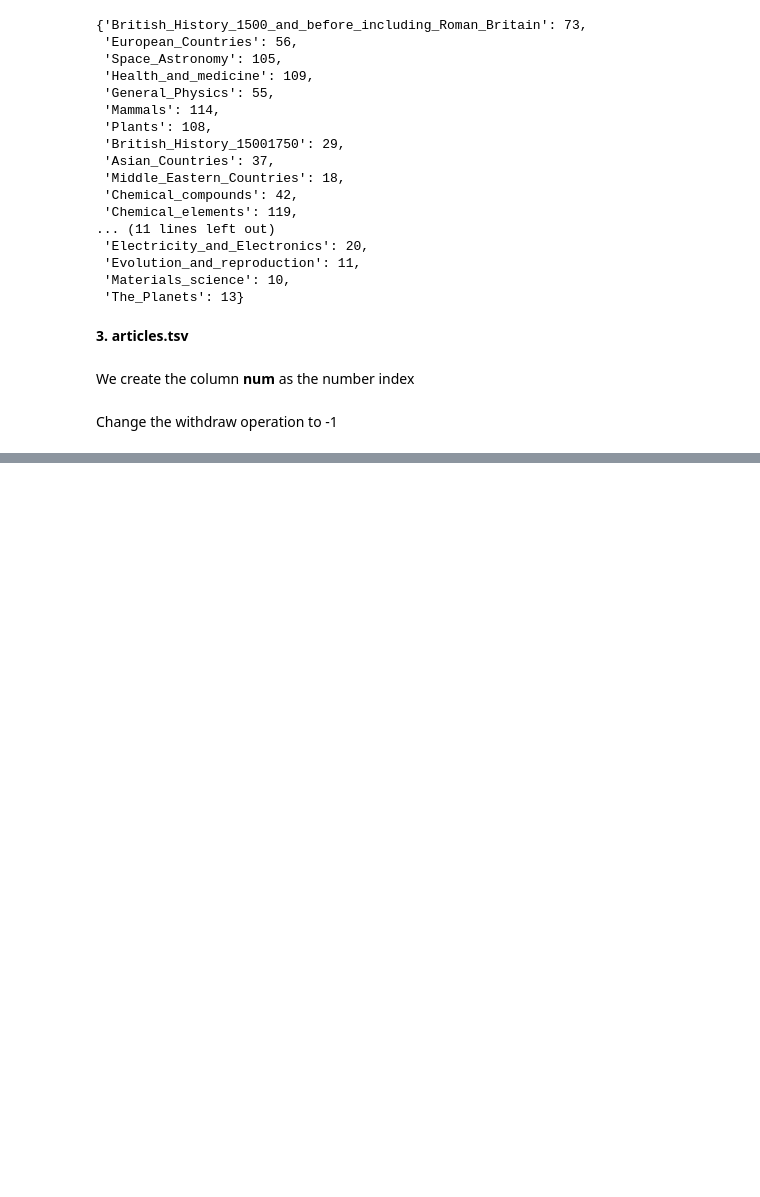
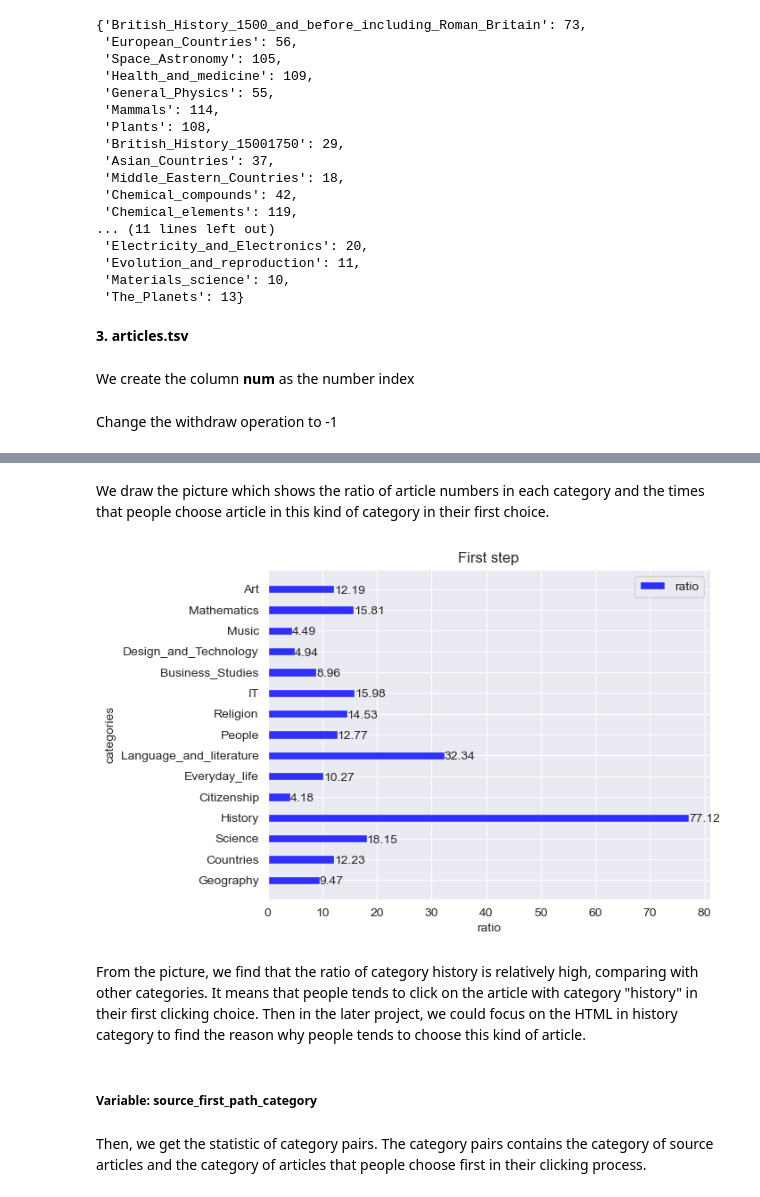
Before and after one commit to epfl-ada/ada-2022-project-m10kka10akka, a Jupyter notebook: src/MileStone2.ipynb, the cells around one changed output, grey strips where cells are left out. Drawn from its saved outputs; the diff is of its cells as text; code cells hidden in the pictures; blank space fills up the shorter version.

```diff
--- a/src/MileStone2.ipynb
+++ b/src/MileStone2.ipynb
@@ -404,0 +590,27 @@ df_article.head(10)
+# %% [markdown]
+We draw the picture which shows the ratio of article numbers in each category and the times that people choose article in this kind of category in their first choice.
+# %%
+# ratio
+
+rects3 = plt.barh(y=y, width = round(click_category_count_depth1/catagory_values,2), height=0.4, alpha=0.8, color='blue', label="ratio")
+plt.xlabel("ratio")
+
+plt.yticks([index  for index in y], click_category_count_depth1.index)
+plt.ylabel("categories")
+plt.title("First step")
+plt.legend()
+
+for rect in rects3:
+    width = rect.get_width()
+    plt.text(width, rect.get_y() + rect.get_height() / 2 -0.2, str(width))
+
+plt.show()
+# %% [output]
+[figure, added]
+# %% [markdown]
+From the picture, we find that the ratio of category history is relatively high, comparing with other categories. It means that people tends to click on the article with category "history" in their first clicking choice.
+Then in the later project, we could focus on the HTML in history category to find the reason why people tends to choose this kind of article.
+# %% [markdown]
+##### Variable: source_first_path_category
+# %% [markdown]
+Then, we get the statistic of category pairs. The category pairs contains the category of source articles and the category of articles that people choose first in their clicking process.
```
Also changed, not shown: parts of 46 cells of this notebook.
